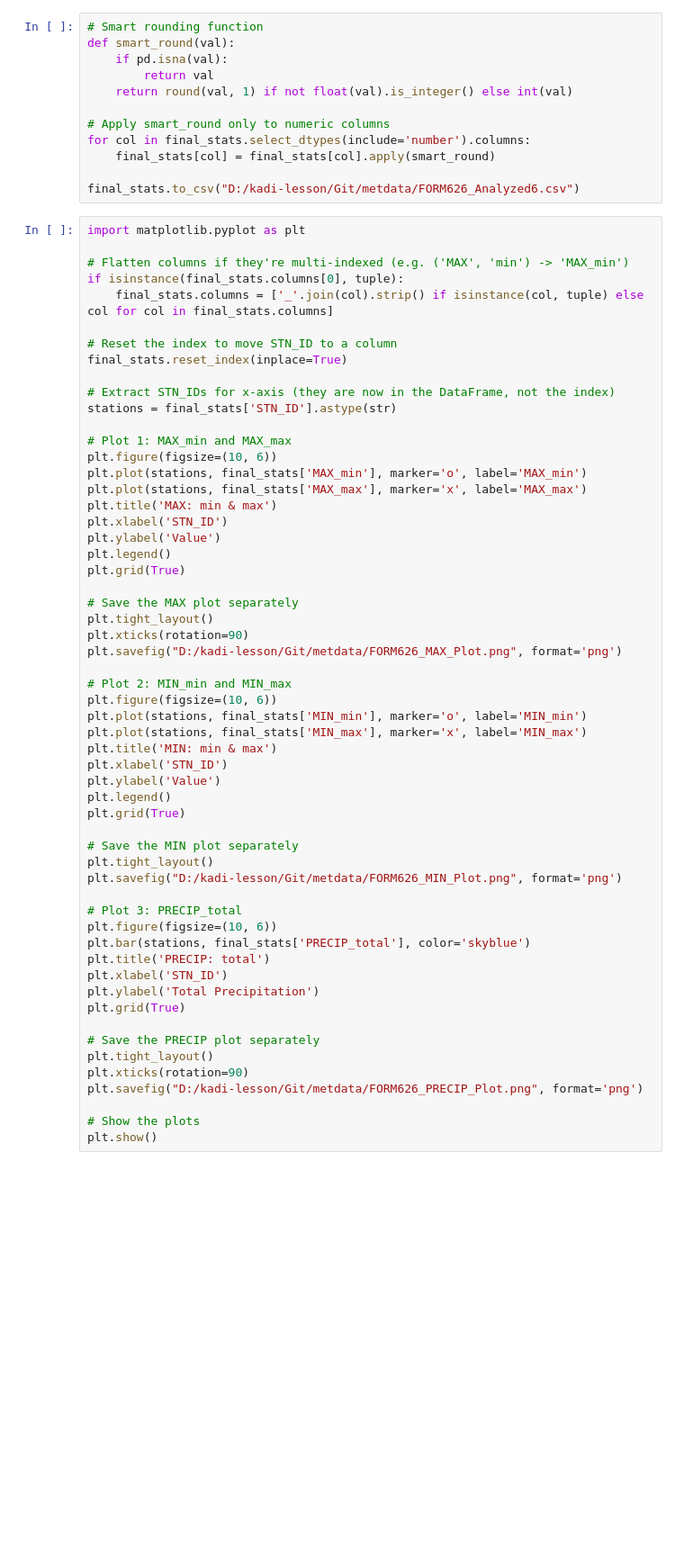
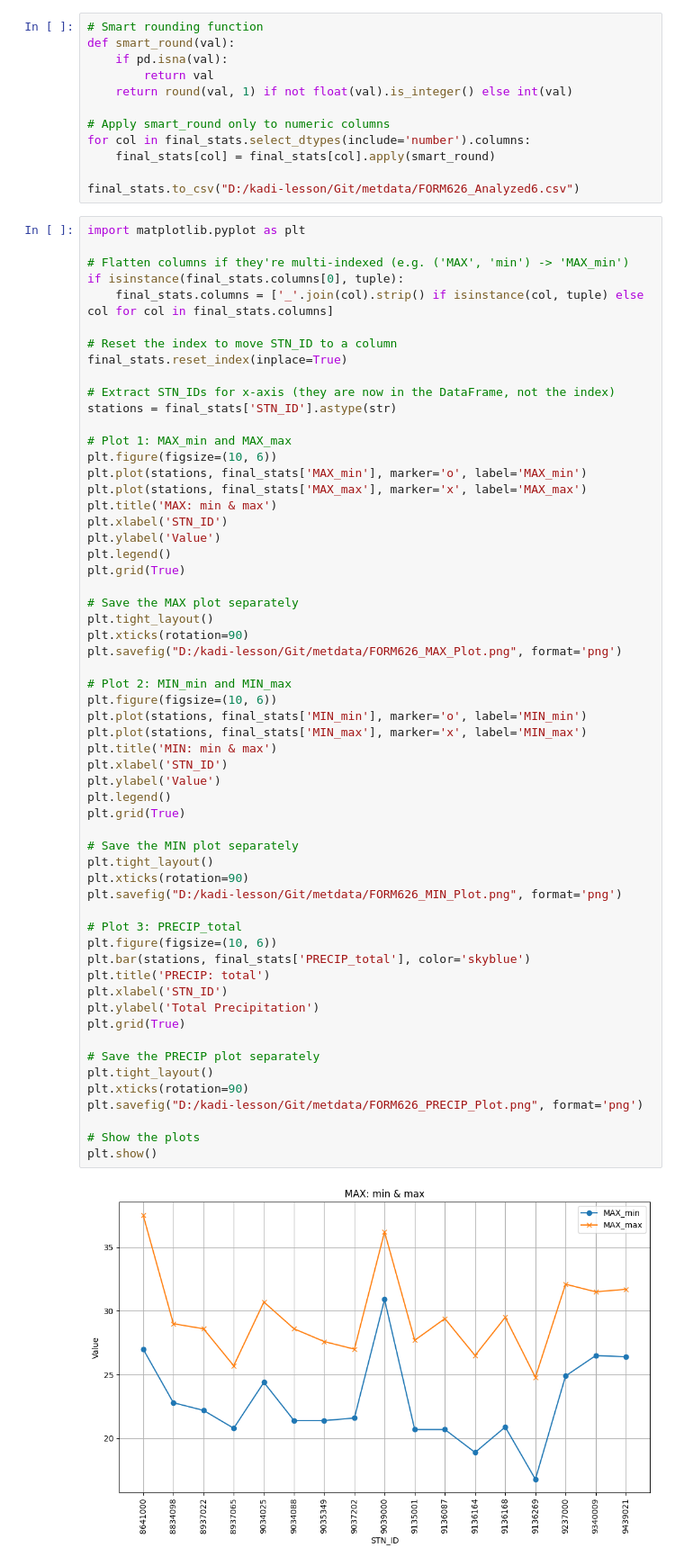
Before and after one commit to pngari09/metdata, a Jupyter notebook: form_626_processing.ipynb, the cells around one changed output. Shown at 90% size. Drawn from its saved outputs; the diff is of its cells as text; blank space fills up the shorter version.

```diff
--- a/form_626_processing.ipynb
+++ b/form_626_processing.ipynb
@@ -92,30 +92,33 @@ plt.savefig("D:/kadi-lesson/Git/metdata/FORM626_MAX_Plot.png", format='png')
 
 # Plot 2: MIN_min and MIN_max
 plt.figure(figsize=(10, 6))
 plt.plot(stations, final_stats['MIN_min'], marker='o', label='MIN_min')
 plt.plot(stations, final_stats['MIN_max'], marker='x', label='MIN_max')
 plt.title('MIN: min & max')
 plt.xlabel('STN_ID')
 plt.ylabel('Value')
 plt.legend()
 plt.grid(True)
 
 # Save the MIN plot separately
 plt.tight_layout()
+plt.xticks(rotation=90)
 plt.savefig("D:/kadi-lesson/Git/metdata/FORM626_MIN_Plot.png", format='png')
 
 # Plot 3: PRECIP_total
 plt.figure(figsize=(10, 6))
 plt.bar(stations, final_stats['PRECIP_total'], color='skyblue')
 plt.title('PRECIP: total')
 plt.xlabel('STN_ID')
 plt.ylabel('Total Precipitation')
 plt.grid(True)
 
 # Save the PRECIP plot separately
 plt.tight_layout()
 plt.xticks(rotation=90)
 plt.savefig("D:/kadi-lesson/Git/metdata/FORM626_PRECIP_Plot.png", format='png')
 
 # Show the plots
 plt.show()
+# %% [output]
+[figure, added]
```
Also changed, not shown: parts of 1 cell of this notebook, 2 other files.
